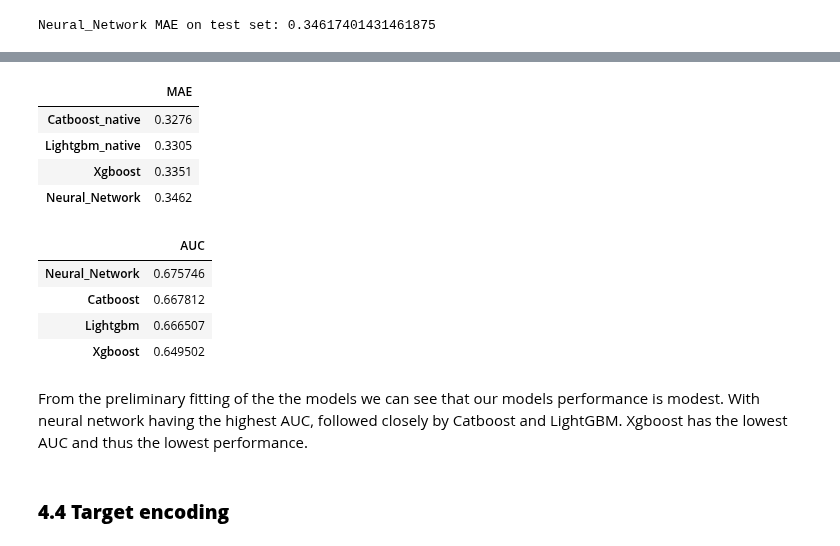
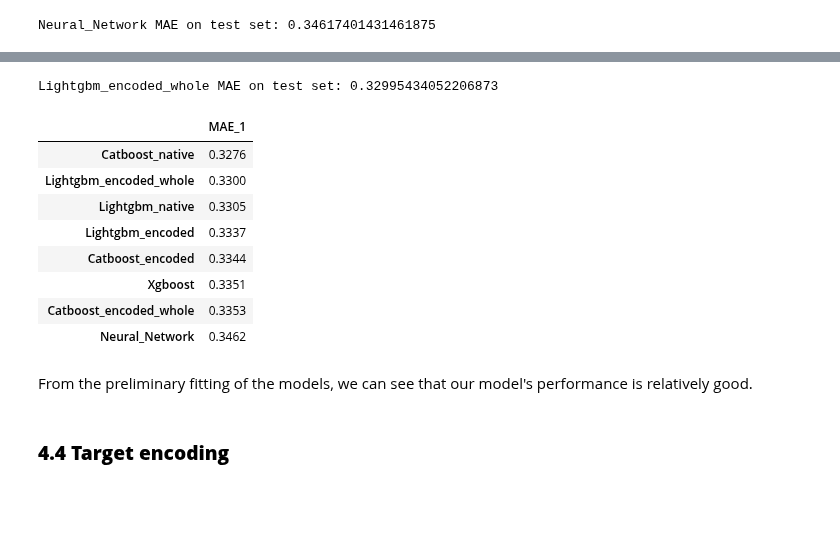
Before and after one commit to teodor-georgiev/Online-Retailer-Analysis-2014, a Jupyter notebook: 3. Feature Engineering of the target variable.ipynb, the cells around one changed output, grey strips where cells are left out. Cells and saved outputs as stored; diff of their text form; code cells hidden in the pictures; blank space fills up the shorter version.

```diff
--- a/3. Feature Engineering of the target variable.ipynb
+++ b/3. Feature Engineering of the target variable.ipynb
@@ -245,3 +250,6 @@ neural_network_model, nn_Y_pred, nn_mae, results_train, results_test = Model.neu
 print("Neural_Network MAE on test set:", nn_mae)
 # %% [output]
 Neural_Network MAE on test set: 0.34617401431461875
+# %%
+catboost_encoded, catboost_Y_pred_encoded, catboost_mae_encoded, catboost_Y_pred_proba_encoded = Model.catboost(df_train_encoded,df_test_encoded,catboost_params,0,[])
+print("Catboost_encoded MAE on test set:", catboost_mae_encoded)
@@ -247,0 +258,3 @@ Neural_Network MAE on test set: 0.34617401431461875
+# %%
+lightgbm_encoded, lightgbm_Y_pred_encoded, lightgbm_mae_encoded, lightgbm_Y_pred_proba_encoded = Model.lightgmb(df_train_encoded, df_test_encoded, lightgbm_params, 0,[])
+print("Lightgbm_encoded MAE on test set:", lightgbm_mae_encoded)
@@ -247,0 +263,3 @@ Neural_Network MAE on test set: 0.34617401431461875
+# %%
+catboost_encoded_whole, catboost_Y_pred_encoded_whole, catboost_mae_encoded_whole, catboost_Y_pred_proba_encoded_whole = Model.catboost(df_train_encoded_whole,df_test_encoded_whole,catboost_params,1,cat_cols)
+print("Catboost_encoded_whole MAE on test set:", catboost_mae_encoded_whole)
@@ -248,28 +284,28 @@ Neural_Network MAE on test set: 0.34617401431461875
+# %%
+lightgbm_encoded_whole, lightgbm_Y_pred_encoded_whole, lightgbm_mae_encoded_whole, lightgbm_Y_pred_proba_encoded_whole = Model.lightgmb(df_train_encoded_whole, df_test_encoded_whole, lightgbm_params, 0,cat_cols)
+print("Lightgbm_encoded_whole MAE on test set:", lightgbm_mae_encoded_whole)
+# %% [output]
+Lightgbm_encoded_whole MAE on test set: 0.32995434052206873
 # %%
-auc_dict = {"Catboost":catboost_auc,"Xgboost":xgb_auc,"Lightgbm":lightgbm_auc,"Neural_Network":neural_network_auc}
-model_results = pd.DataFrame(auc_dict,index=["AUC"])
-model_results.sort_values(by="AUC",ascending=False,inplace=True,axis=1)
+mae_dict = {
+            "Catboost_native":catboost_mae,"Xgboost":xgb_mae,"Lightgbm_native":lightgbm_mae,"Neural_Network":nn_mae, "Catboost_encoded":catboost_mae_encoded,
+            "Lightgbm_encoded":lightgbm_mae_encoded,"Catboost_encoded_whole":catboost_mae_encoded_whole,"Lightgbm_encoded_whole":lightgbm_mae_encoded_whole
+            }
+model_results = pd.DataFrame(mae_dict,index=["MAE_1"]).round(4)
+model_results.sort_values(by="MAE_1",ascending=True,inplace=True,axis=1)
+model_results.transpose()
+# %% [output]
+|  | MAE_1 |
+| Catboost_native | 0.3276 |
+| Lightgbm_encoded_whole | 0.3300 |
+| Lightgbm_native | 0.3305 |
+| Lightgbm_encoded | 0.3337 |
+| Catboost_encoded | 0.3344 |
+| Xgboost | 0.3351 |
+| Catboost_encoded_whole | 0.3353 |
+| Neural_Network | 0.3462 |
-# %%
-mae_dict = {"Catboost_native":catboost_mae,"Xgboost":xgb_mae,"Lightgbm_native":lightgbm_mae,"Neural_Network":nn_mae}
-model_results = pd.DataFrame(mae_dict,index=["MAE"]).round(4)
-model_results.sort_values(by="MAE",ascending=True,inplace=True,axis=1)
-model_results.transpose()
-# %% [output]
-|  | MAE |
-| Catboost_native | 0.3276 |
-| Lightgbm_native | 0.3305 |
-| Xgboost | 0.3351 |
-| Neural_Network | 0.3462 |
-# %%
-model_results.transpose()
-# %% [output]
-|  | AUC |
-| Neural_Network | 0.675746 |
-| Catboost | 0.667812 |
-| Lightgbm | 0.666507 |
-| Xgboost | 0.649502 |
 # %% [markdown]
-From the preliminary fitting of the the models we can see that our models performance is modest. With neural network having the highest AUC, followed closely by Catboost and LightGBM. Xgboost has the lowest AUC and thus the lowest performance.
+From the preliminary fitting of the models, we can see that our model's performance is relatively good.
 # %% [markdown]
 ### **4.4 Target encoding**
 # %% [markdown]
```
Also changed, not shown: parts of 7 cells of this notebook, 1 other file.
